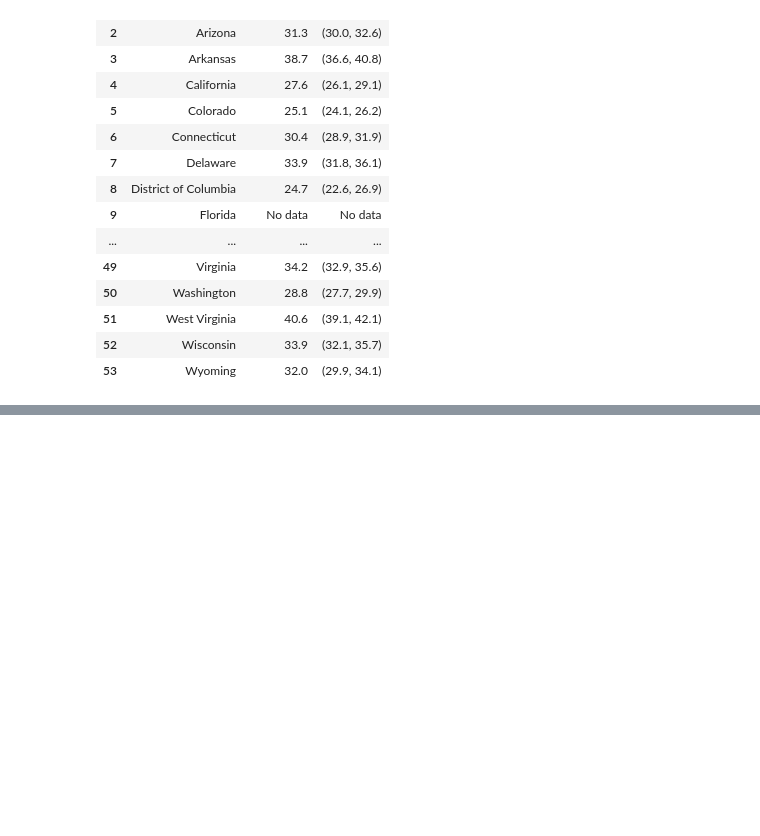
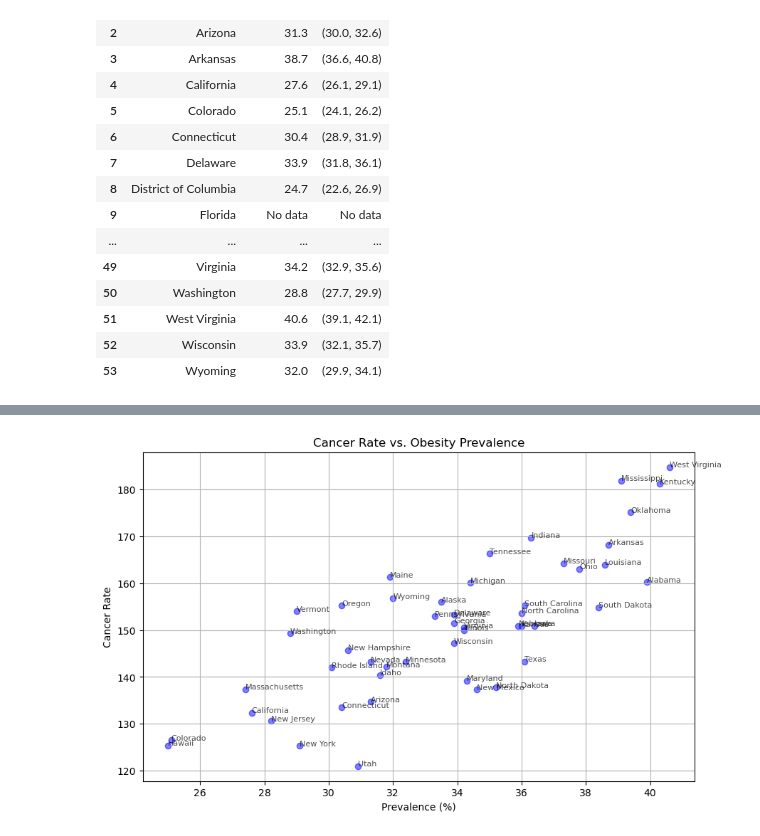
Before and after one commit to AclifftDepaul/Project1Repository, a Jupyter notebook: Untitled Folder/Obesity and Cancer.ipynb, the cells around one changed output, grey strips where cells are left out. Saved outputs shown, nothing was run; the diff lists cells and outputs as text; code cells hidden in the pictures; blank space fills up the shorter version.

```diff
--- a/Untitled Folder/Obesity and Cancer.ipynb
+++ b/Untitled Folder/Obesity and Cancer.ipynb
@@ -57,0 +177,19 @@ YearCancerAreaDF
+# %%
+
+rate = obesity_cancer_df['RATE'].astype(float)
+prevalence = obesity_cancer_df['Prevalence'].astype(float)
+
+plt.figure(figsize=(10, 6))
+plt.scatter(prevalence, rate, c='b', alpha=0.5)
+plt.title('Cancer Rate vs. Obesity Prevalence')
+plt.xlabel('Prevalence (%)')
+plt.ylabel('Cancer Rate')
+plt.grid(True)
+
+# Annotate the data points with state names
+for i, state in enumerate(obesity_cancer_df['STATE']):
+    plt.annotate(state, (prevalence.iloc[i], rate.iloc[i]), fontsize=8, alpha=0.7)
+
+plt.show()
+# %% [output]
+[figure, added]
```
Also changed, not shown: parts of 7 cells of this notebook, 4 other files.
